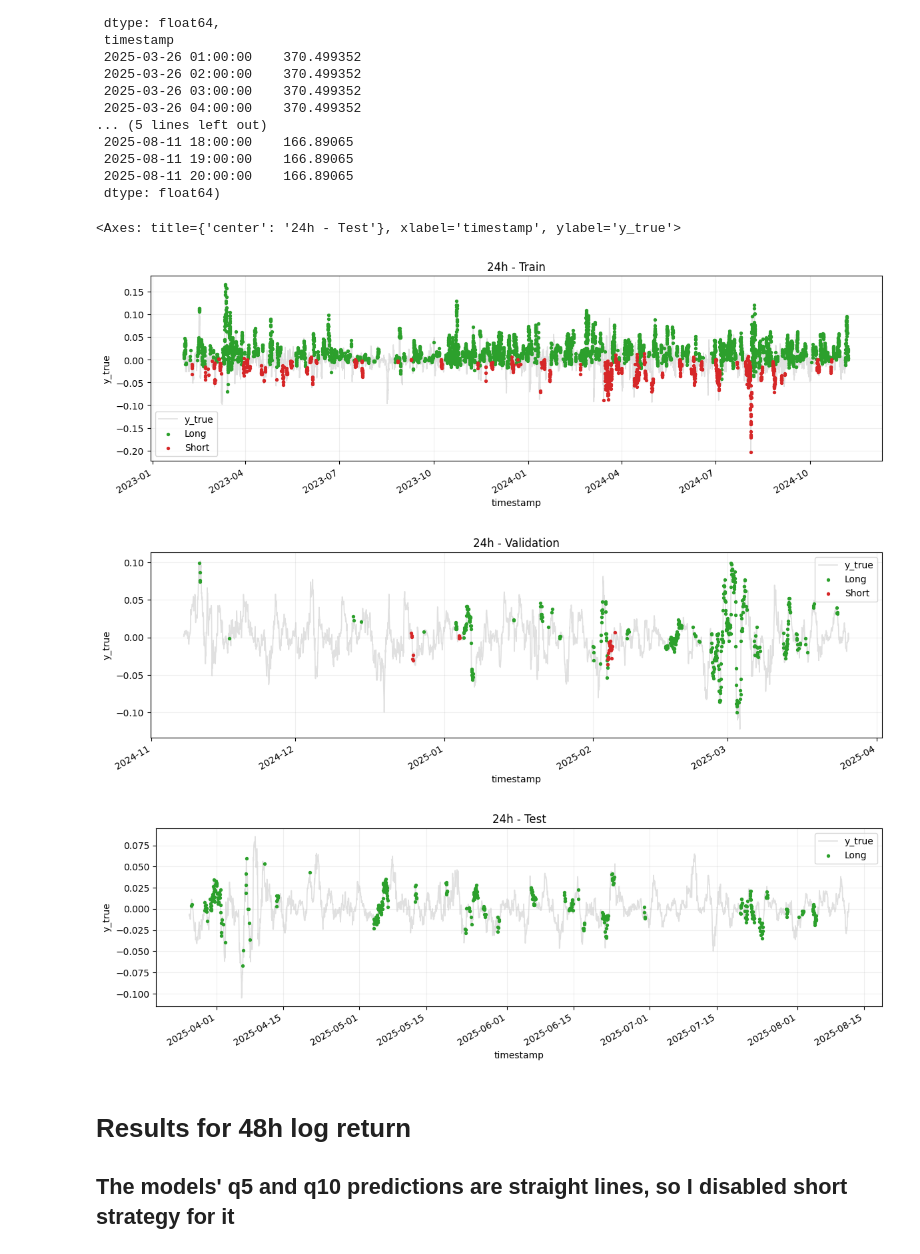
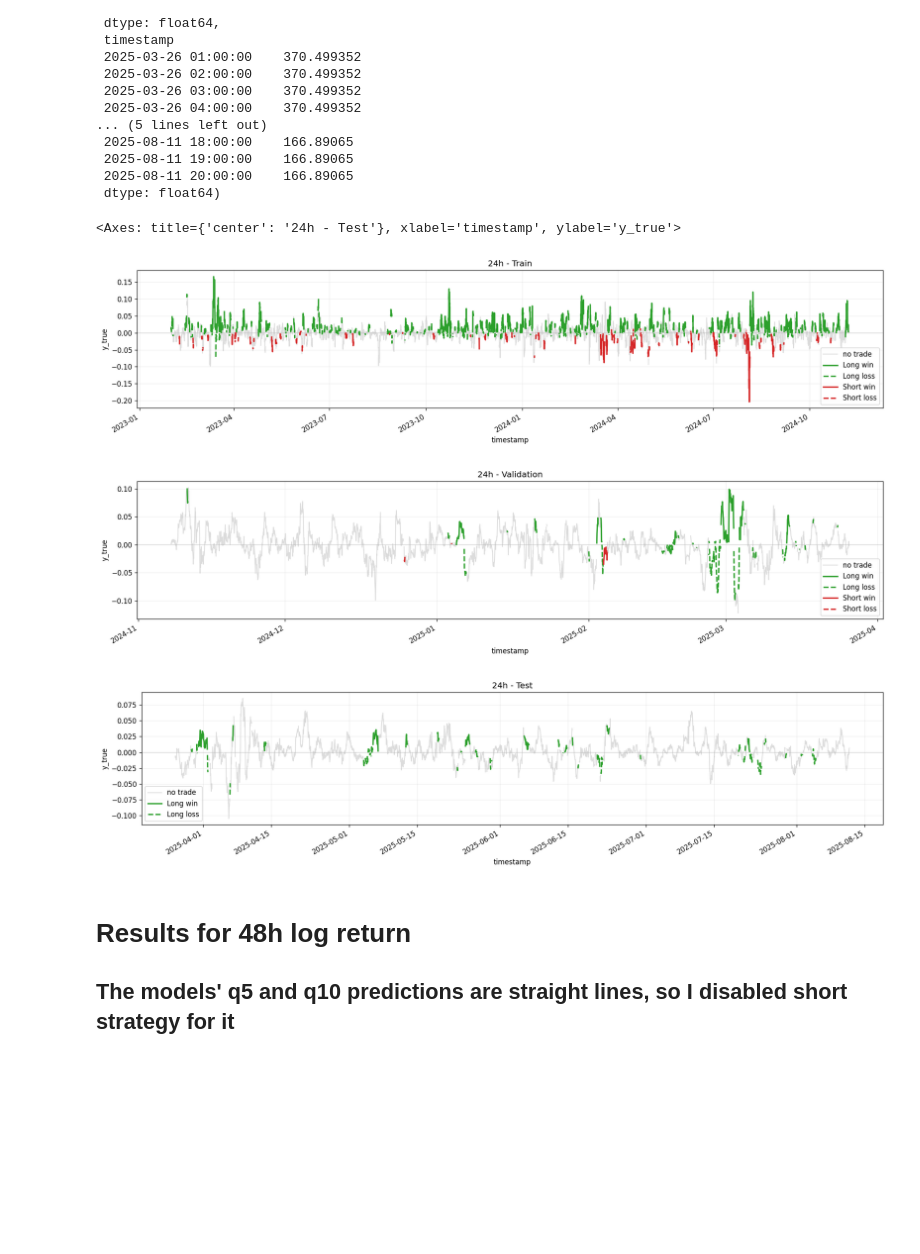
Before and after one commit to noelotpyrc/trading_cex, a Jupyter notebook: strategies/inspect_y_logret_performance.ipynb, the cells around one changed output. Saved outputs shown, nothing was run; the diff lists cells and outputs as text; code cells hidden in the pictures; blank space fills up the shorter version.

```diff
--- a/strategies/inspect_y_logret_performance.ipynb
+++ b/strategies/inspect_y_logret_performance.ipynb
@@ -341,16 +444,16 @@ test: trades=425, win_rate=0.574, cumulative_pct=166.890650
  2025-08-11 20:00:00    166.89065
  dtype: float64)
 # %%
-plot_y_true_with_signal_colors(train_ind, title="24h - Train")
+plot_y_true_colored_segments(train_ind, title="24h - Train", figsize=(16, 4))
 
-plot_y_true_with_signal_colors(val_ind, title="24h - Validation")
+plot_y_true_colored_segments(val_ind, title="24h - Validation", figsize=(16, 4))
 
-plot_y_true_with_signal_colors(test_ind, title="24h - Test")
+plot_y_true_colored_segments(test_ind, title="24h - Test", figsize=(16, 4))
 # %% [output]
 <Axes: title={'center': '24h - Test'}, xlabel='timestamp', ylabel='y_true'>
-[figure, old version]
+[figure, new version]
-[figure, old version]
+[figure, new version]
-[figure, old version]
+[figure, new version]
 # %% [markdown]
 # Results for 48h log return
 
```
Also changed, not shown: parts of 6 cells of this notebook.
